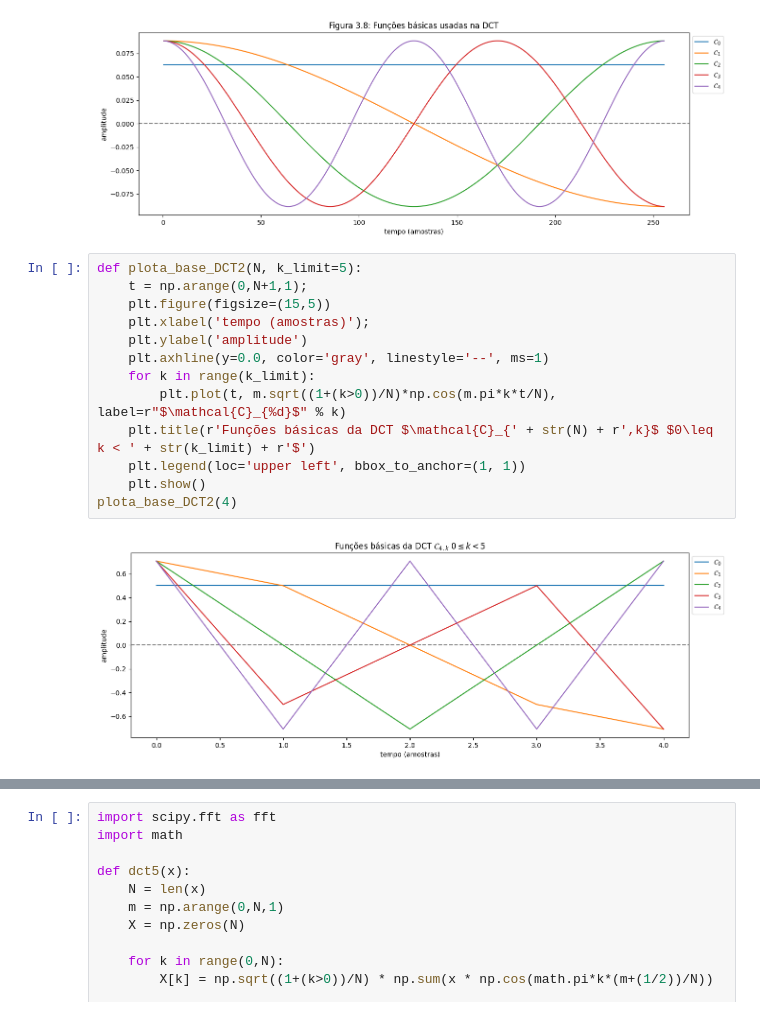
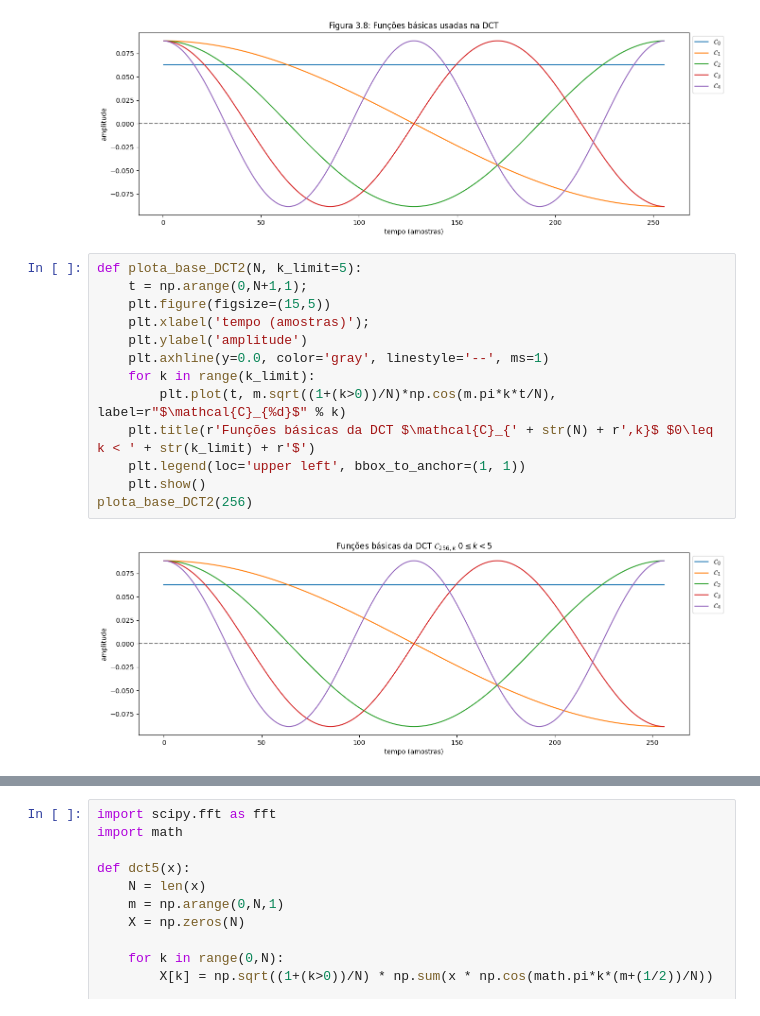
Before and after one commit to diogoalves/mac5920-dsp2022, a Jupyter notebook: aulas/03-DCT/sec_3-5.ipynb, the cells around one changed output, grey strips where cells are left out. Drawn from its saved outputs; the diff is of its cells as text.

```diff
--- a/aulas/03-DCT/sec_3-5.ipynb
+++ b/aulas/03-DCT/sec_3-5.ipynb
@@ -113,15 +113,15 @@ plota_base_DCT(256)
 # %%
 def plota_base_DCT2(N, k_limit=5):
     t = np.arange(0,N+1,1);
     plt.figure(figsize=(15,5))
     plt.xlabel('tempo (amostras)');
     plt.ylabel('amplitude')
     plt.axhline(y=0.0, color='gray', linestyle='--', ms=1)
     for k in range(k_limit):
         plt.plot(t, m.sqrt((1+(k>0))/N)*np.cos(m.pi*k*t/N), label=r"$\mathcal{C}_{%d}$" % k)
     plt.title(r'Funções básicas da DCT $\mathcal{C}_{' + str(N) + r',k}$ $0\leq k < ' + str(k_limit) + r'$')
     plt.legend(loc='upper left', bbox_to_anchor=(1, 1))
     plt.show()
-plota_base_DCT2(4)
+plota_base_DCT2(256)
 # %% [output]
-[figure, old version]
+[figure, new version]
```
Also changed, not shown: parts of 1 cell of this notebook, 15 other files.
